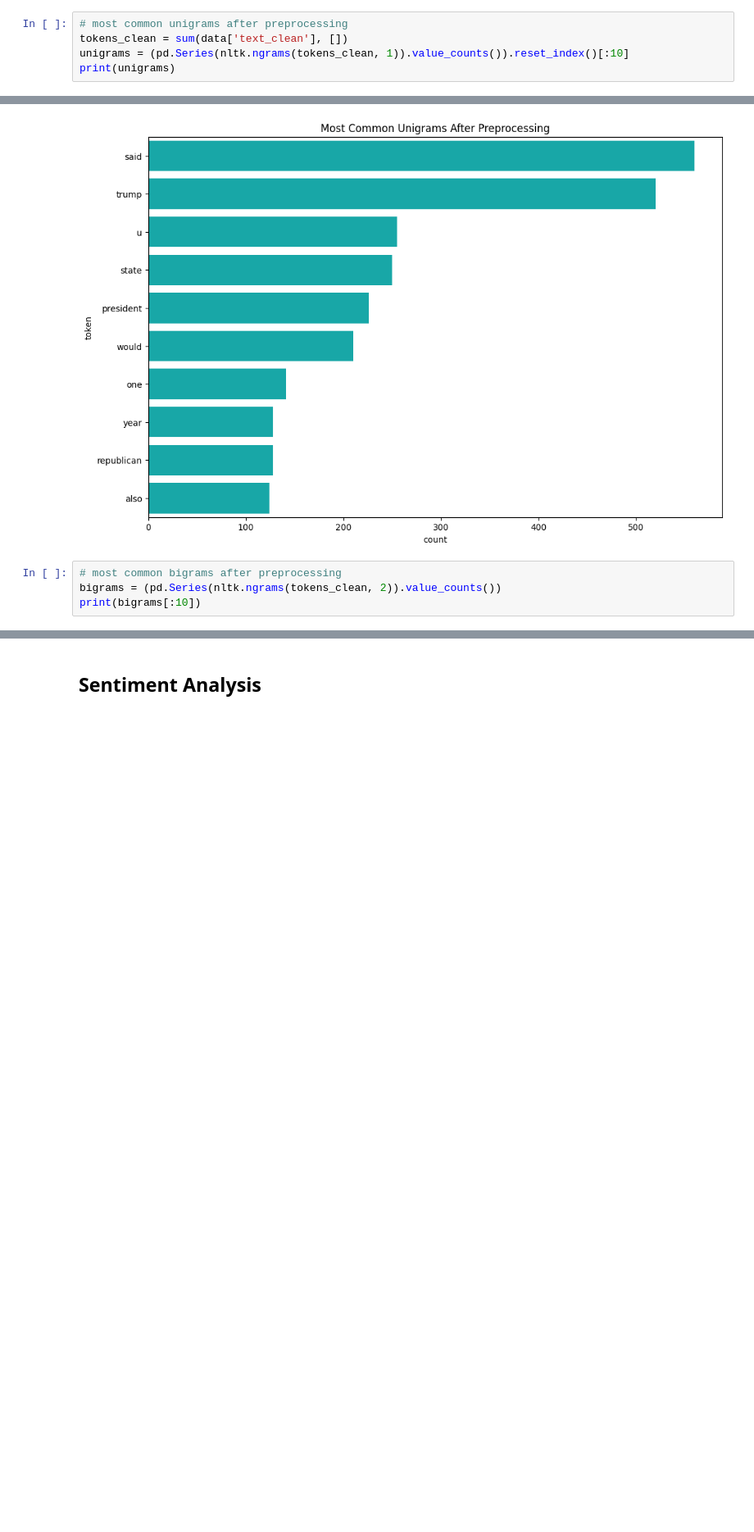
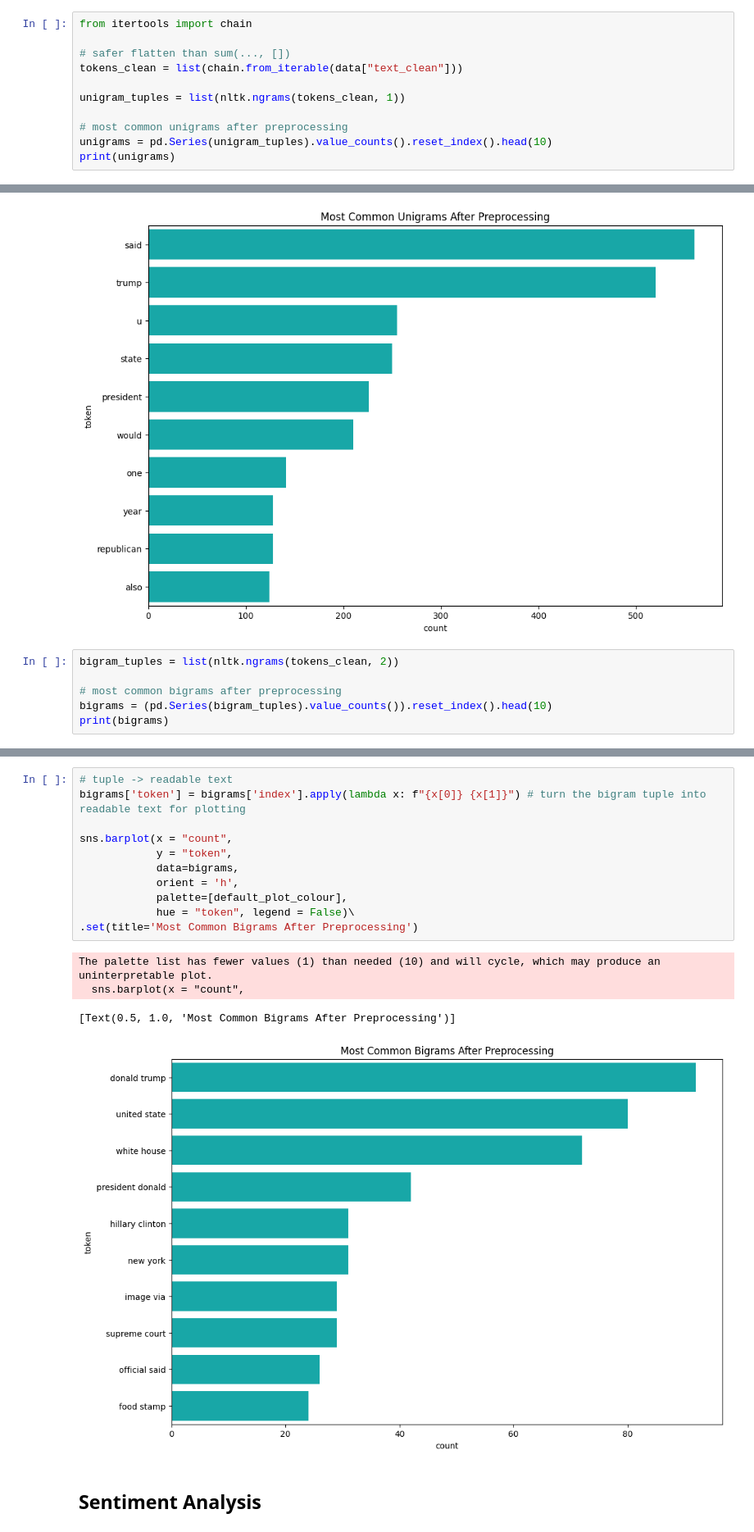
Before and after one commit to jessejuwe/intro-to-nlp, a Jupyter notebook: notebooks/07. Case Study.ipynb, the cells around one changed output, grey strips where cells are left out. Shown at 82% size. Saved outputs shown, nothing was run; the diff lists cells and outputs as text; blank space fills up the shorter version.

```diff
--- a/notebooks/07. Case Study.ipynb
+++ b/notebooks/07. Case Study.ipynb
@@ -308,7 +436,13 @@ data.head()
 # %%
+from itertools import chain
+
+# safer flatten than sum(..., [])
+tokens_clean = list(chain.from_iterable(data["text_clean"]))
+
+unigram_tuples = list(nltk.ngrams(tokens_clean, 1))
+
 # most common unigrams after preprocessing
-tokens_clean = sum(data['text_clean'], [])
-unigrams = (pd.Series(nltk.ngrams(tokens_clean, 1)).value_counts()).reset_index()[:10]
+unigrams = pd.Series(unigram_tuples).value_counts().reset_index().head(10)
 print(unigrams)
 # %% [output]
            index  count
@@ -338,7 +472,9 @@ The palette list has fewer values (1) than needed (10) and will cycle, which may
 [Text(0.5, 1.0, 'Most Common Unigrams After Preprocessing')]
 [figure]
 # %%
+bigram_tuples = list(nltk.ngrams(tokens_clean, 2))
+
 # most common bigrams after preprocessing
-bigrams = (pd.Series(nltk.ngrams(tokens_clean, 2)).value_counts())
-print(bigrams[:10])
+bigrams = (pd.Series(bigram_tuples).value_counts()).reset_index().head(10)
+print(bigrams)
 # %% [output]
@@ -356,3 +492,19 @@ Name: count, dtype: int64
+# %%
+# tuple -> readable text
+bigrams['token'] = bigrams['index'].apply(lambda x: f"{x[0]} {x[1]}") # turn the bigram tuple into readable text for plotting
+
+sns.barplot(x = "count",
+            y = "token",
+            data=bigrams,
+            orient = 'h',
+            palette=[default_plot_colour],
+            hue = "token", legend = False)\
+.set(title='Most Common Bigrams After Preprocessing')
+# %% [output]
+The palette list has fewer values (1) than needed (10) and will cycle, which may produce an uninterpretable plot.
+  sns.barplot(x = "count",
+[Text(0.5, 1.0, 'Most Common Bigrams After Preprocessing')]
+[figure, added]
 # %% [markdown]
 ## Sentiment Analysis
 # %%
```
Also changed, not shown: parts of 49 cells of this notebook.
